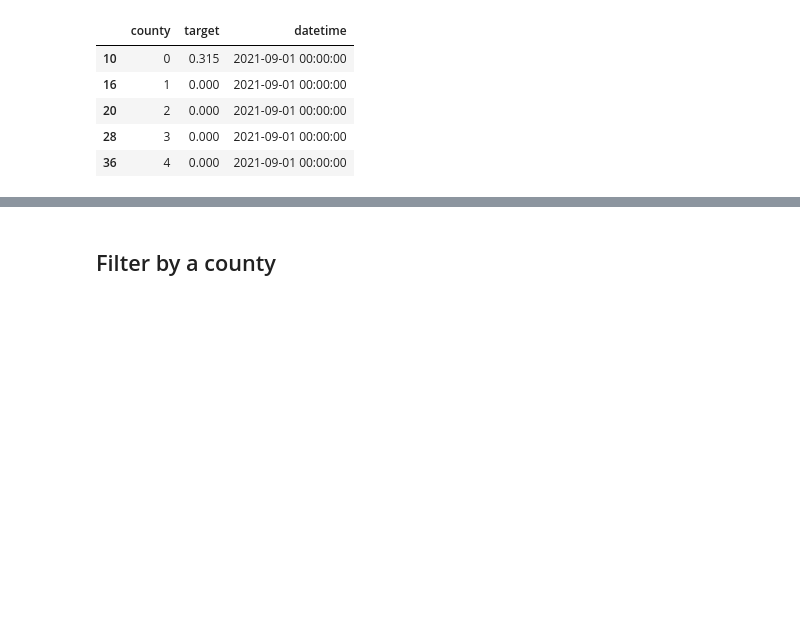
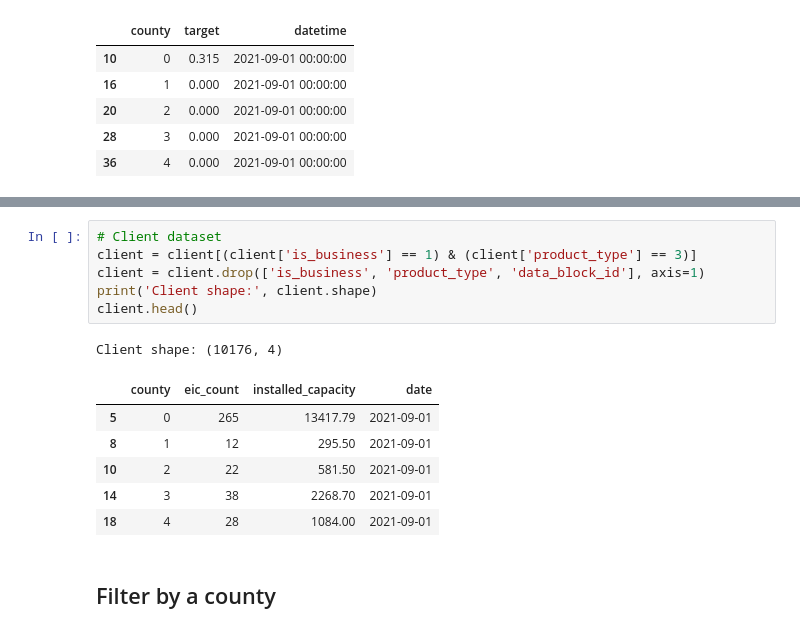
Before and after one commit to josemgoji/Proyecto-integrador-2, a Jupyter notebook: datalab/EDA_3.ipynb, the cells around one changed output, grey strips where cells are left out. Saved outputs shown, nothing was run; the diff lists cells and outputs as text; blank space fills up the shorter version.

Commit message:
:hammer: Updated EDA_3 with client dataset

```diff
--- a/datalab/EDA_3.ipynb
+++ b/datalab/EDA_3.ipynb
@@ -364,3 +373,17 @@ Production shape: (244992, 3)
+# %%
+# Client dataset
+client = client[(client['is_business'] == 1) & (client['product_type'] == 3)]
+client = client.drop(['is_business', 'product_type', 'data_block_id'], axis=1)
+print('Client shape:', client.shape)
+client.head()
+# %% [output]
+Client shape: (10176, 4)
+|  | county | eic_count | installed_capacity | date |
+| 5 | 0 | 265 | 13417.79 | 2021-09-01 |
+| 8 | 1 | 12 | 295.50 | 2021-09-01 |
+| 10 | 2 | 22 | 581.50 | 2021-09-01 |
+| 14 | 3 | 38 | 2268.70 | 2021-09-01 |
+| 18 | 4 | 28 | 1084.00 | 2021-09-01 |
 # %% [markdown]
 ## Filter by a county
 # %%
```
Also changed, not shown: parts of 18 cells of this notebook, 5 other files.
